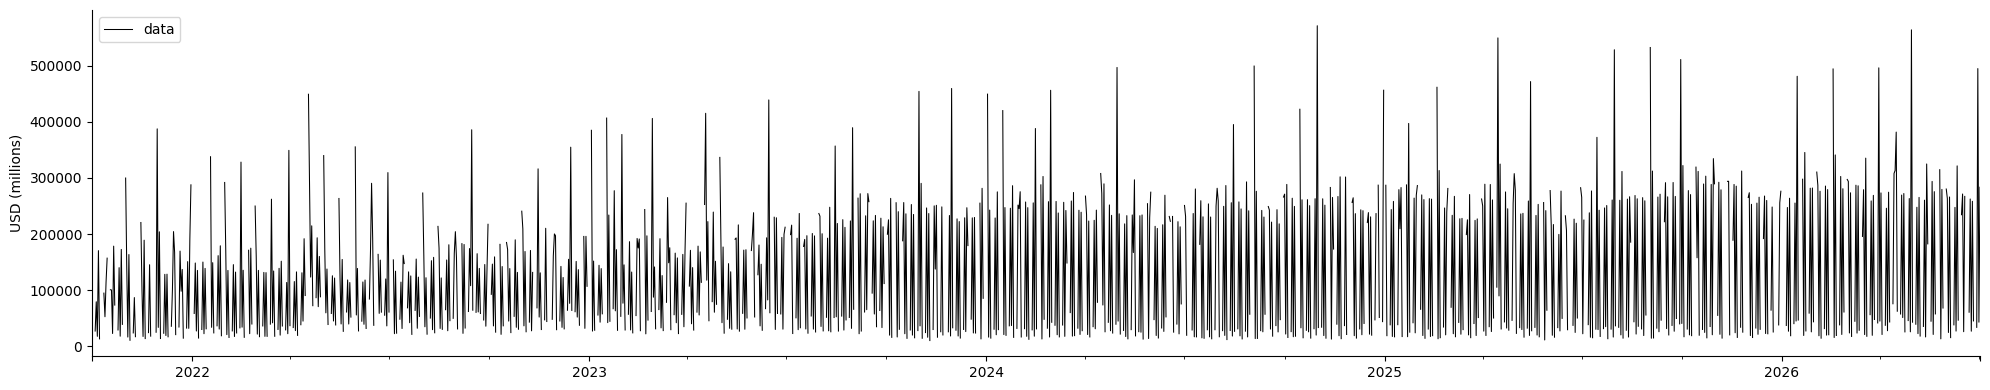
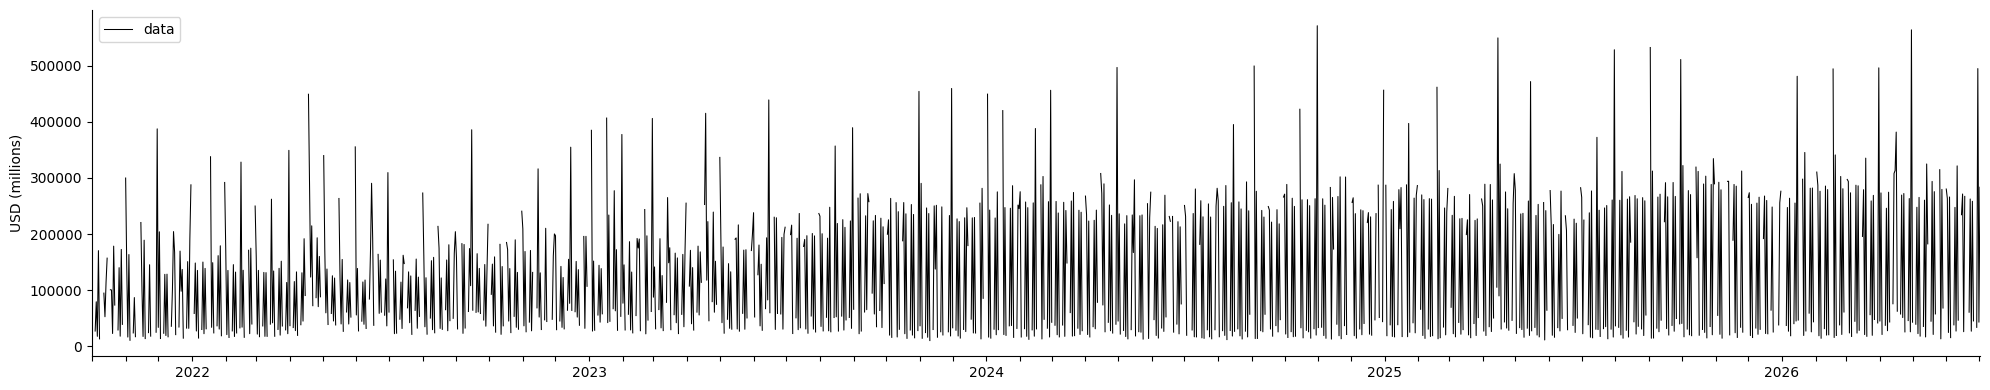
The change to this notebook cell's code, shown as a diff; its figure went from the first image to the second:
--- before
+++ after
@@ -1,5 +1,6 @@
 plt.figure(figsize=(20,4))
-series.plot(color='k', linewidth=.75, label='data')
+ax = series.plot(color='k', linewidth=.75, label='data')
 plt.gca().spines[['top', 'right']].set_visible(False)
+ax.xaxis.set_major_locator(mdates.MonthLocator())
 plt.ylabel('USD (millions)', fontweight='normal')
 plt.xlabel(None)

Commit: 1